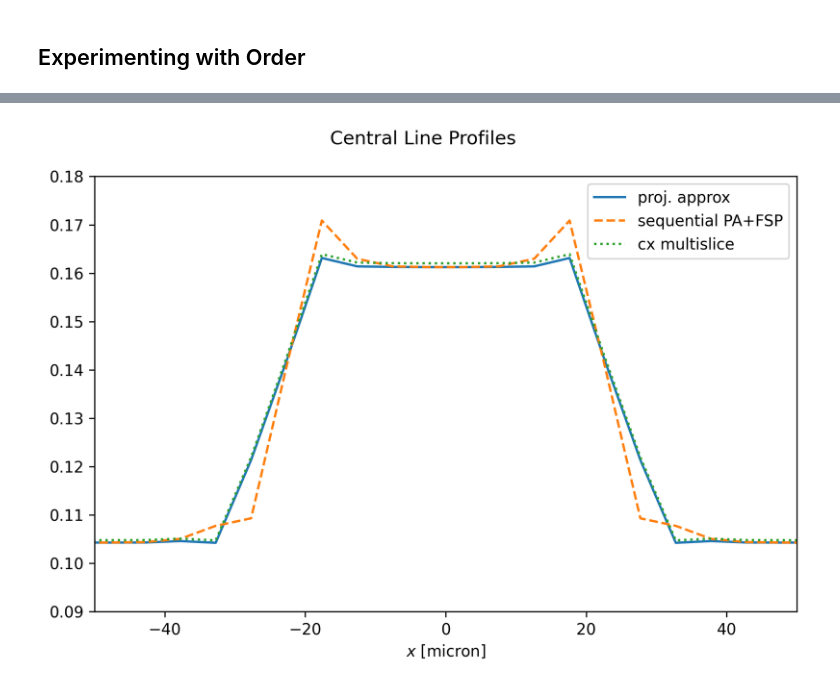
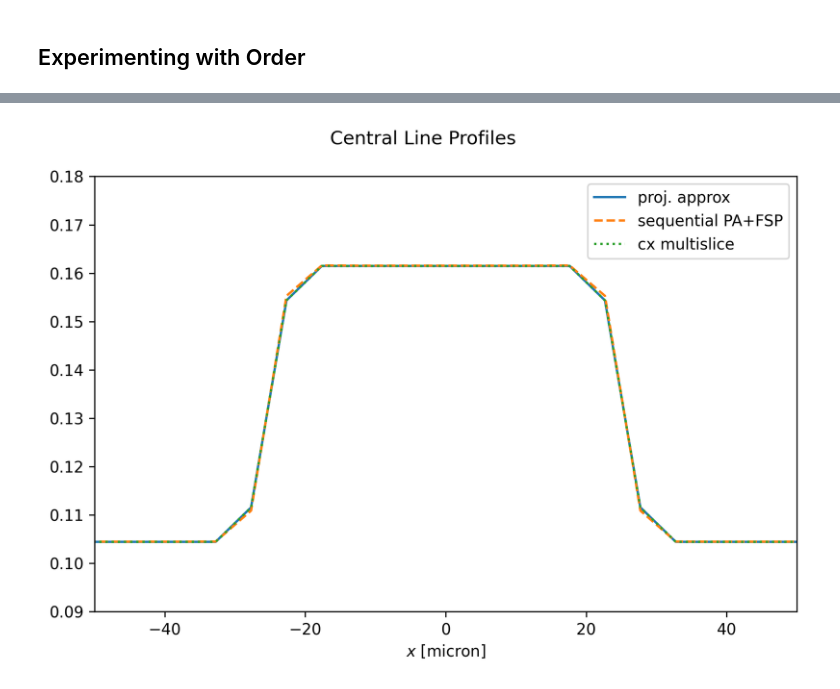
Before and after one commit to gjadick/spectral-xpci, a Jupyter notebook: comparing-two-multislice-functions.ipynb, the cells around one changed output, grey strips where cells are left out. Cells and saved outputs as stored; diff of their text form; code cells hidden in the pictures.

```diff
--- a/comparing-two-multislice-functions.ipynb
+++ b/comparing-two-multislice-functions.ipynb
@@ -362,13 +362,11 @@ incident_fields = [field, field, field]
 propagated_fields = []
 for inc_field in incident_fields:
     det_field = cx.transfer_propagate(inc_field, propdist, n_medium, N_pad, cval=cval, mode='same')
-    det_resample_func = init_plane_resample(det_shape, (det_dx, det_dx), resampling_method='linear')
-    img = det_resample_func(det_field.intensity.squeeze()[...,None,None], field.dx.ravel()[:1])[...,0,0]
-    img = img / (det_dx/dx)**2  # normalize counts to new pixel size
-    propagated_fields.append(img)
-
-
-
+    # det_resample_func = init_plane_resample(det_shape, (det_dx, det_dx), resampling_method='linear')
+    # img = det_resample_func(det_field.intensity.squeeze()[...,None,None], det_field.dx.ravel()[:1])[...,0,0]
+    # img = img / (det_dx/dx)**2  # normalize counts to new pixel size
+    # propagated_fields.append(img)
+    propagated_fields.append(det_field)
 
 
 
@@ -399,26 +398,35 @@ AttributeError: 'jaxlib.xla_extension.ArrayImpl' object has no attribute 'u'
+# %%
+images = []
+
+# Since I commented out the resampling step, I need to transform ScalarField to image type:
+for ex_field in exit_fields:
+    det_resample_func = init_plane_resample(det_shape, (det_dx, det_dx), resampling_method='linear')
+    img = det_resample_func(ex_field.intensity.squeeze()[...,None,None], ex_field.dx.ravel()[:1])[...,0,0]
+    img = img / (det_dx/dx)**2  # normalize counts to new pixel size
+    images.append(img)
 # %%
 #####
 # Extract the final images:
-img_ms_chromatix = exit_fields[0]   # chromatix multislice
-img_ms_seq = exit_fields[1]         # sequential multislice + propagation
-img_approx = exit_fields[2]         # projection approximation only
+img_ms_chromatix = images[0]   # chromatix multislice
+img_ms_seq = images[1]         # sequential multislice + propagation
+img_approx = images[2]         # projection approximation only
 
 
 # Central line profiles better show the difference at the edges.
 
 fig, ax = plt.subplots(nrows=1, ncols=1, figsize=[7,5], dpi=300)
 
 fig.suptitle('Central Line Profiles')
 i_row = int((det_shape[0])/2)
 x = 1e6 * np.linspace(-fov/2, fov/2, det_shape[0])
 ax.set_xlabel('$x$ [micron]')
 ax.set_xlim(-fiber_width*1e6, fiber_width*1e6)  # zoom into the fiber width
 ax.set_ylim(0.09, 0.18)
 ax.plot(x, img_approx[i_row], linestyle='-', label='proj. approx')
 ax.plot(x, img_ms_seq[i_row], linestyle='--', label='sequential PA+FSP')
 ax.plot(x, img_ms_chromatix[i_row], linestyle=':', label='cx multislice')
 ax.legend()
 fig.tight_layout()
 plt.show()
 # %% [output]
-[figure, old version]
+[figure, new version]
```
Also changed, not shown: parts of 1 cell of this notebook.
